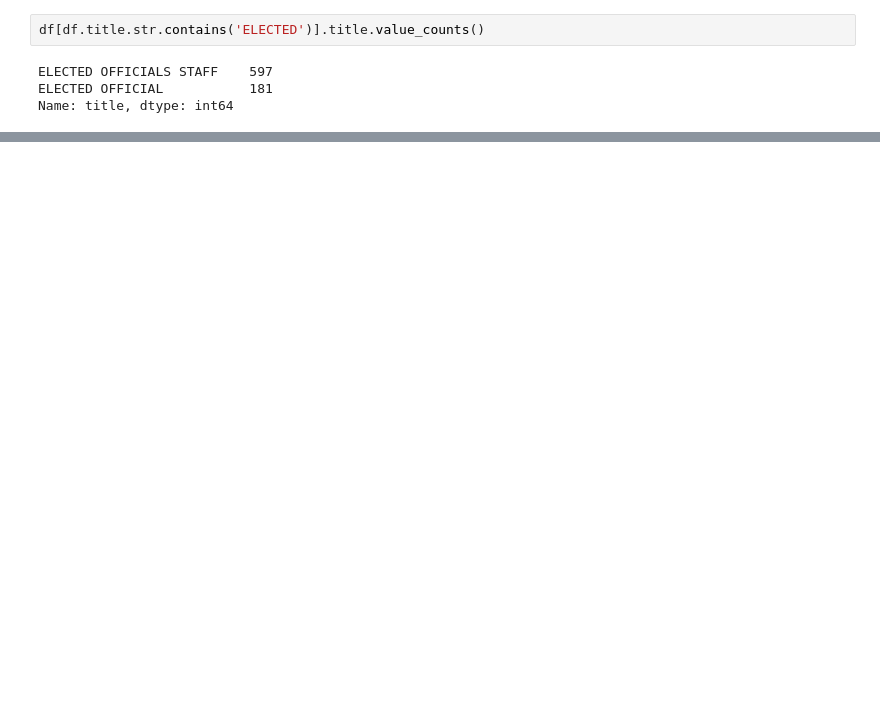
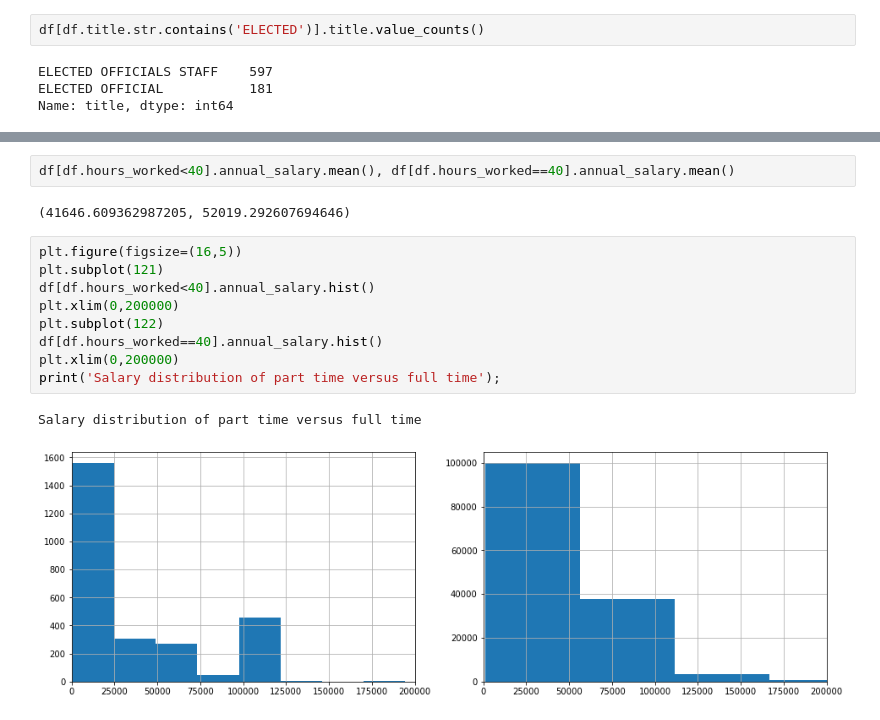
Before and after one commit to Texas-Government-Employee-Salaries/Predicting-Salaries, a Jupyter notebook: desiree_initial.ipynb, the cells around one changed output, grey strips where cells are left out. Saved outputs shown, nothing was run; the diff lists cells and outputs as text; blank space fills up the shorter version.

```diff
--- a/desiree_initial.ipynb
+++ b/desiree_initial.ipynb
@@ -256,0 +295,16 @@ df.head().T
+# %%
+df[df.hours_worked<40].annual_salary.mean(), df[df.hours_worked==40].annual_salary.mean()
+# %% [output]
+(41646.609362987205, 52019.292607694646)
+# %%
+plt.figure(figsize=(16,5))
+plt.subplot(121)
+df[df.hours_worked<40].annual_salary.hist()
+plt.xlim(0,200000)
+plt.subplot(122)
+df[df.hours_worked==40].annual_salary.hist()
+plt.xlim(0,200000)
+print('Salary distribution of part time versus full time');
+# %% [output]
+Salary distribution of part time versus full time
+[figure, added]
```
Also changed, not shown: parts of 23 cells of this notebook.
